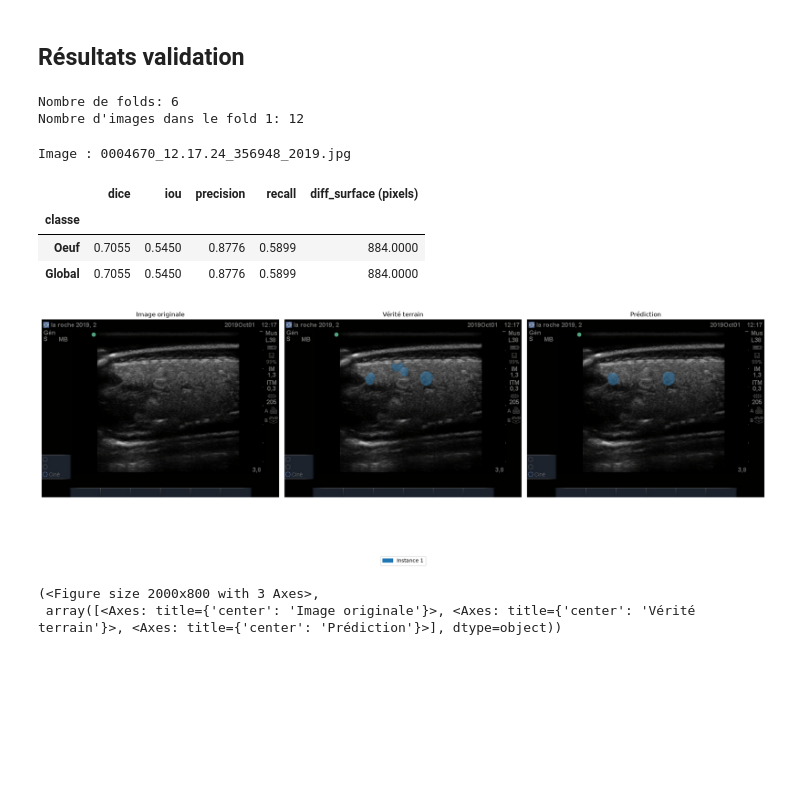
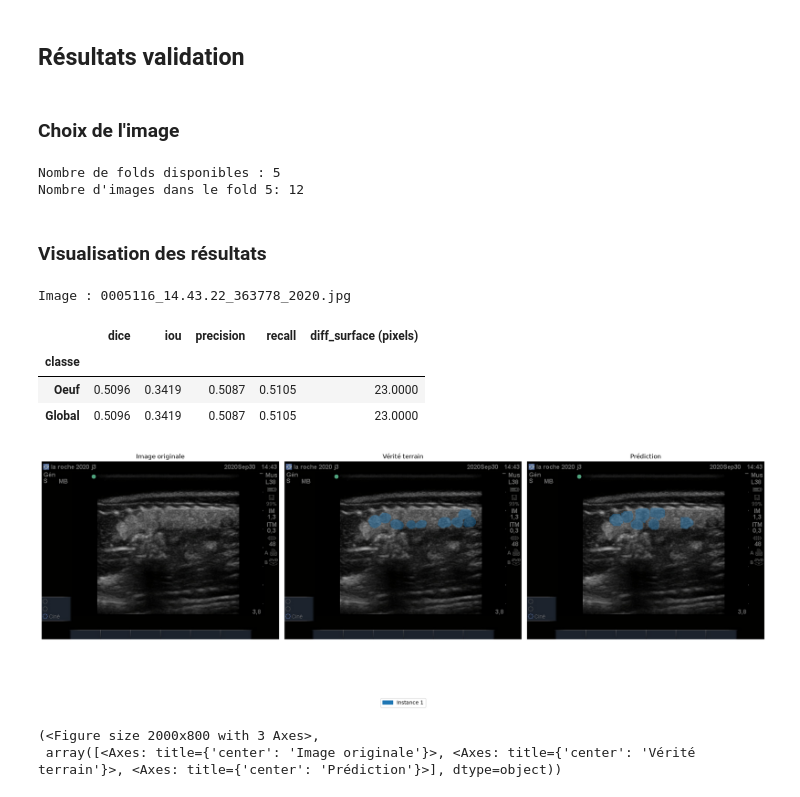
Before and after one commit to loranedp/Stage-GonAIde-2026, a Jupyter notebook: Debut/YOLO26/YOLO.ipynb, the cells around one changed output. Cells and saved outputs as stored; diff of their text form; code cells hidden in the pictures; blank space fills up the shorter version.

Commit message:
Ajout visualisation et save via checkpoints

```diff
--- a/Debut/YOLO26/YOLO.ipynb
+++ b/Debut/YOLO26/YOLO.ipynb
@@ -147,6 +153,9 @@ results_list = []
 val_paths_list = []
 
 IMAGE_SIZE = 512
+TRAIN_DEVICE = 0 if torch.cuda.is_available() else "cpu"
+
+device = torch.device("cuda" if torch.cuda.is_available() else "cpu")
 # %% [markdown]
 ## Entrainement et validation du modèle
 # %%
@@ -249,31 +346,44 @@ KeyboardInterrupt:
 # %% [markdown]
 ## Résultats validation
+# %% [markdown]
+### Choix de l'image
 # %%
 # ----- 1. Choix du fold et de l'image à visualiser -----
-VIS_FOLD = 1  # Numéro du fold, entre 1 et k_folds
-VIS_INDEX = 3  # Index de l'image dans le jeu de validation du fold (0 à len(val_paths)-1)
+VIS_FOLD = 5  # Numéro du fold, entre 1 et k_folds
+VIS_INDEX = 9  # Index de l'image dans le jeu de validation du fold (0 à len(val_paths)-1)
 
-print(f"Nombre de folds: {len(results_list)}")
-print(f"Nombre d'images dans le fold {VIS_FOLD}: {len(val_paths_list[VIS_FOLD - 1])}")
-
-# ----- 2. Vérification des indices ----
+# ----- 2. Reconstruction du fold de validation ----
 if not 1 <= VIS_FOLD <= k_folds:
     raise ValueError(f"VIS_FOLD doit être compris entre 1 et {k_folds}.")
 
-if not 0 <= VIS_INDEX < len(val_paths_list[VIS_FOLD - 1]):
+_, val_indices = list(get_cv_splits())[VIS_FOLD - 1]
+val_indices = np.asarray(val_indices)
+val_paths = [X[i] for i in val_indices]
+print(f"Nombre de folds disponibles : {k_folds}")
+print(f"Nombre d'images dans le fold {VIS_FOLD}: {len(val_paths)}")
+
+if not 0 <= VIS_INDEX < len(val_paths):
     raise IndexError(
-        f"VIS_INDEX doit être compris entre 0 et {len(val_paths_list[VIS_FOLD - 1]) - 1} "
+        f"VIS_INDEX doit être compris entre 0 et {len(val_paths) - 1} "
         f"pour le fold {VIS_FOLD}."
     )
+
+checkpoint_path = Path(
+    f"runs/segment/train_{DATASET_NAME}_{MODEL_TYPE}_fold_{VIS_FOLD}/weights/best.pt"
+)
+if not checkpoint_path.exists():
+    raise FileNotFoundError(f"Checkpoint introuvable : {checkpoint_path}")
 # %% [output]
-Nombre de folds: 6
-Nombre d'images dans le fold 1: 12
+Nombre de folds disponibles : 5
+Nombre d'images dans le fold 5: 12
+# %% [markdown]
+### Visualisation des résultats
 # %%
 # Affichage des figures dans le notebook
 %matplotlib inline
 
 # Chemin du masque correspondant à l'image
-val_path = val_paths_list[VIS_FOLD - 1][VIS_INDEX]
+val_path = val_paths[VIS_INDEX]
 mask_path = val_path.replace('/images/', '/labels/').replace('.jpg', '.txt')
 
 # ----- 1. Chargement de l'image -----
@@ -286,8 +396,13 @@ img_rgb = cv2.cvtColor(img_bgr, cv2.COLOR_BGR2RGB)
 image_tensor = torch.tensor(img_rgb).permute(2, 0, 1).float() / 255.0
 _, H, W = image_tensor.shape
 
-# ----- 3. Récupération du masque prédit -----
-preds = results_list[VIS_FOLD - 1][VIS_INDEX]
+# ----- 3. Chargement du checkpoint et prédiction -----
+model_eval = YOLO(str(checkpoint_path))
+predictions = model_eval.predict(
+    source=val_path, retina_masks=True, conf=0.2, verbose=False,
+    seed=SEED, workers=0, device=TRAIN_DEVICE, amp=False,
+)
+preds = predictions[0]
 
 # Conversion de la sortie YOLO en canaux dans l'ordre des classes du dataset
 if MODEL_TYPE == "semantique":
@@ -315,8 +430,6 @@ t_mask_np = load_yolo_polygon_masks(
 
 
 # ----- 5. Formatage des tenseurs -----
-device = torch.device("cuda" if torch.cuda.is_available() else "cpu")
-
 # metrics_by_class attend des tenseurs booléens de forme [B, C, H, W] : ajoute une dimension "Batch" (B=1) avec unsqueeze(0)
 true_tensor = torch.from_numpy(t_mask_np).unsqueeze(0).to(device=device, dtype=torch.bool)
 preds_tensor = torch.from_numpy(p_mask).unsqueeze(0).to(device=device) > 0.5
@@ -364,36 +477,36 @@ for class_idx, class_name in enumerate(names):
 
 intersection_global = intersection.sum()
 union_global = union.sum()
 true_global = true_area.sum()
 pred_global = pred_area.sum()
 metric_rows.append({
     "classe": "Global",
     "dice": (2 * intersection_global / (true_global + pred_global)).item() if true_global + pred_global > 0 else 1.0,
     "iou": (intersection_global / union_global).item() if union_global > 0 else 1.0,
     "precision": (intersection_global / pred_global).item() if pred_global > 0 else float(true_global == 0),
     "recall": (intersection_global / true_global).item() if true_global > 0 else float(pred_global == 0),
     "diff_surface": diff_surface.sum().item(),
 })
 
 metrics_table = pd.DataFrame(metric_rows).set_index('classe')
 surface_unit = "pixels" if DATASET_NAME == "oeufs" else "cm²"
 metrics_table = metrics_table.rename(columns={"diff_surface": f"diff_surface ({surface_unit})"})
 display(metrics_table.style.format(precision=4))
 
 # ------ 9. Affichage de l'image, du masque vrai et de la prédiction -------
 plot_segmentation_comparison(
     image= image_tensor,
     mask_true = torch.tensor(t_mask_np),
     mask_pred=torch.tensor(p_mask),
     is_eggs=DATASET_NAME == "oeufs",
     alpha=0.45
 )
 # %% [output]
-Image : 0004670_12.17.24_356948_2019.jpg
+Image : 0005116_14.43.22_363778_2020.jpg
 |  | dice | iou | precision | recall | diff_surface (pixels) |
 | classe |  |  |  |  |  |
-| Oeuf | 0.7055 | 0.5450 | 0.8776 | 0.5899 | 884.0000 |
-| Global | 0.7055 | 0.5450 | 0.8776 | 0.5899 | 884.0000 |
+| Oeuf | 0.5096 | 0.3419 | 0.5087 | 0.5105 | 23.0000 |
+| Global | 0.5096 | 0.3419 | 0.5087 | 0.5105 | 23.0000 |
-[figure, old version]
+[figure, new version]
 (<Figure size 2000x800 with 3 Axes>,
  array([<Axes: title={'center': 'Image originale'}>, <Axes: title={'center': 'Vérité terrain'}>, <Axes: title={'center': 'Prédiction'}>], dtype=object))
```
Also changed, not shown: parts of 15 cells of this notebook, 11 other files.
